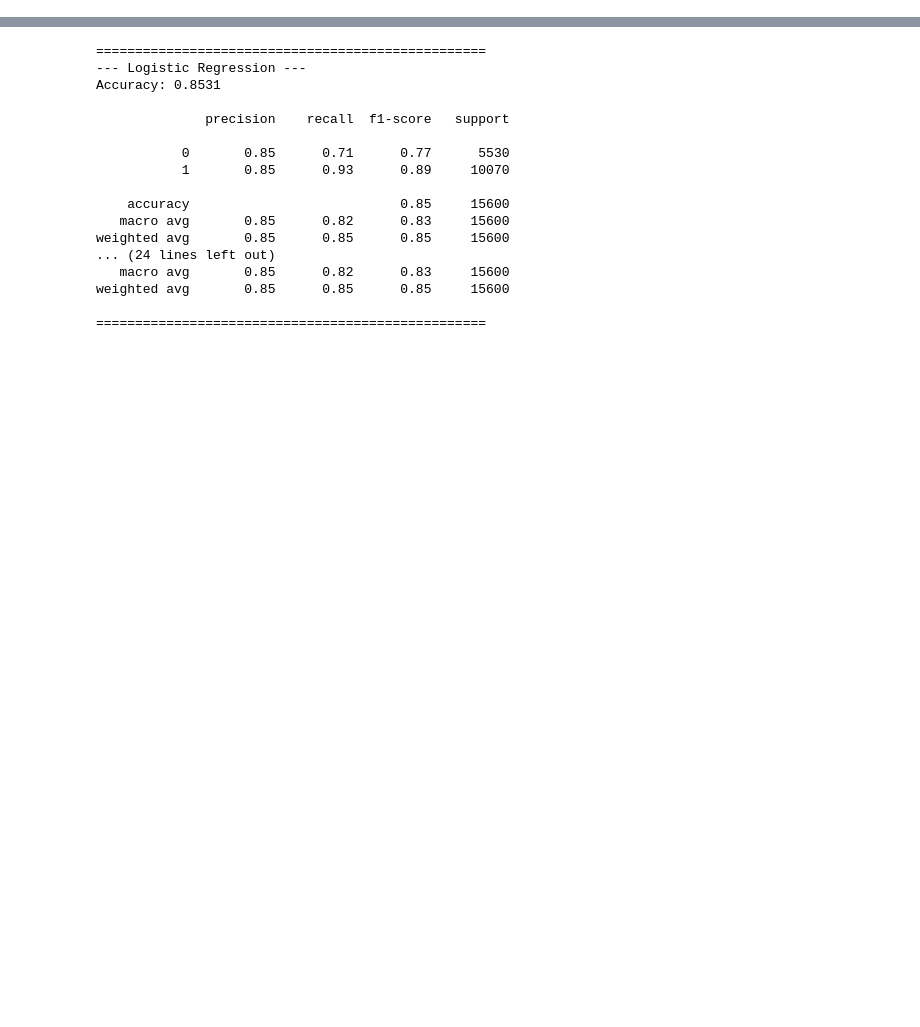
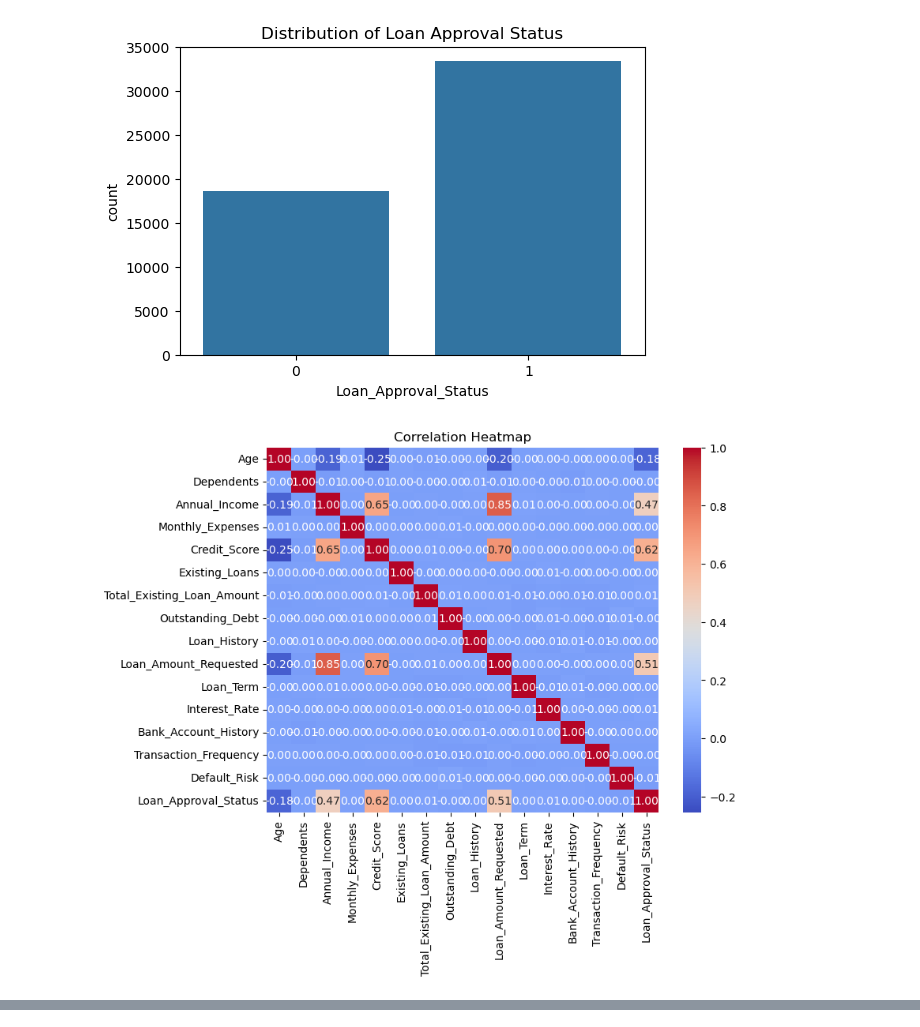
Before and after one commit to tsaty01/HDFC-Bank-Loan-Prediction, a Jupyter notebook: model2.ipynb, the cells around one changed output, grey strips where cells are left out. Drawn from its saved outputs; the diff is of its cells as text; code cells hidden in the pictures; blank space fills up the shorter version.

Commit message:
update models

```diff
--- a/model2.ipynb
+++ b/model2.ipynb
@@ -17,6 +17,18 @@ df = pd.read_csv('Loan_Dataset.csv')
 
 # Drop the unique identifier as it has no predictive value
 df = df.drop('Applicant_ID', axis=1)
+
+plt.figure(figsize=(6,4))
+sns.countplot(x='Loan_Approval_Status', data=df)
+plt.title('Distribution of Loan Approval Status')
+plt.show()
+
+# Quick heatmap to see correlations between numerical features
+numerical_cols = df.select_dtypes(include=[np.number])
+plt.figure(figsize=(8,6))
+sns.heatmap(numerical_cols.corr(), annot=True, cmap='coolwarm', fmt=".2f")
+plt.title('Correlation Heatmap')
+plt.show()
 
 # Handle Missing Values (Good practice, even if your current sample looks clean)
 # Fill categorical columns with the mode
@@ -57,32 +69,34 @@ df = pd.get_dummies(df, columns=nominal_cols, drop_first=True)
 X = df.drop('Loan_Approval_Status', axis=1)
 y = df['Loan_Approval_Status']
 
 # Train/Test Split (80% training, 20% testing)
-X_train, X_test, y_train, y_test = train_test_split(X, y, test_size=0.15, random_state=42)
+X_train, X_test, y_train, y_test = train_test_split(X, y, test_size=0.2, random_state=42)
 
 # Feature Scaling: Standardize the data so large values (Income)
 # don't overpower small values (Interest Rate)
 scaler = StandardScaler()
 X_train_scaled = scaler.fit_transform(X_train)
 X_test_scaled = scaler.transform(X_test)
 
 # Initialize and train the Random Forest Classifier
 rf_model = RandomForestClassifier(n_estimators=100, random_state=42)
 rf_model.fit(X_train_scaled, y_train)
 
 # Predict on the hidden test set
 y_pred = rf_model.predict(X_test_scaled)
 
 # ---------------------------------------------------------
 # Step 5: Performance Evaluation (8 Marks)
 # ---------------------------------------------------------
 print("--- Random Forest Model Performance ---")
 print(f"Accuracy Score: {accuracy_score(y_test, y_pred):.4f}\n")
 
 print("Confusion Matrix:")
 print(confusion_matrix(y_test, y_pred))
 
 print("\nClassification Report:")
 print(classification_report(y_test, y_pred, zero_division=0))
 # %% [output]
+[figure, added]
+[figure, added]
 --- Random Forest Model Performance ---
@@ -104,46 +117,0 @@ weighted avg       0.85      0.85      0.85     15600
-# %%
-from sklearn.linear_model import LogisticRegression
-from sklearn.tree import DecisionTreeClassifier
-from sklearn.ensemble import RandomForestClassifier
-from sklearn.metrics import accuracy_score, classification_report
-
-# Initialize the three models
-models = {
-    "Logistic Regression": LogisticRegression(random_state=42, max_iter=1000),
-    "Decision Tree": DecisionTreeClassifier(random_state=42),
-    "Random Forest": RandomForestClassifier(n_estimators=100, random_state=42)
-}
-
-# Loop through each model, train it, and print the evaluation
-for name, model in models.items():
-    print(f"==================================================")
-    print(f"--- {name} ---")
-
-    # Train the model
-    model.fit(X_train_scaled, y_train)
-
-    # Make predictions on the test set
-    y_pred = model.predict(X_test_scaled)
-
-    # Print the metrics
-    print(f"Accuracy: {accuracy_score(y_test, y_pred):.4f}\n")
-    print(classification_report(y_test, y_pred, zero_division=0))
-print(f"==================================================")
-# %% [output]
-==================================================
---- Logistic Regression ---
-Accuracy: 0.8531
-
-              precision    recall  f1-score   support
-
-           0       0.85      0.71      0.77      5530
-           1       0.85      0.93      0.89     10070
-
-    accuracy                           0.85     15600
-   macro avg       0.85      0.82      0.83     15600
-weighted avg       0.85      0.85      0.85     15600
-... (24 lines left out)
-   macro avg       0.85      0.82      0.83     15600
-weighted avg       0.85      0.85      0.85     15600
-
-==================================================
```
Also changed, not shown: parts of 2 cells of this notebook, 1 other file.
